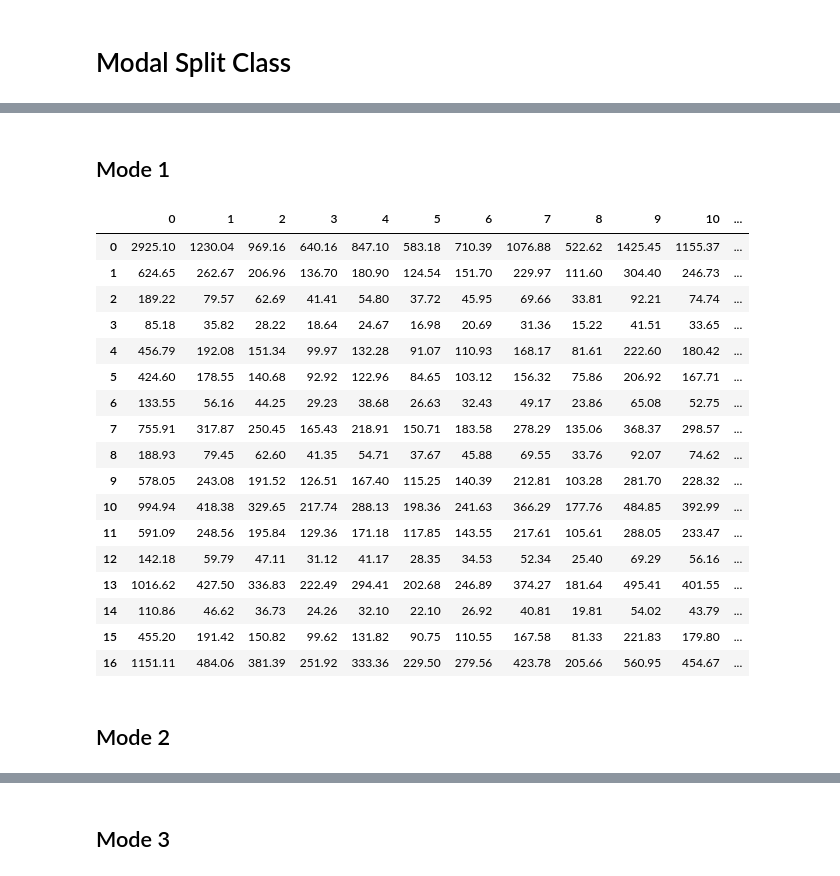
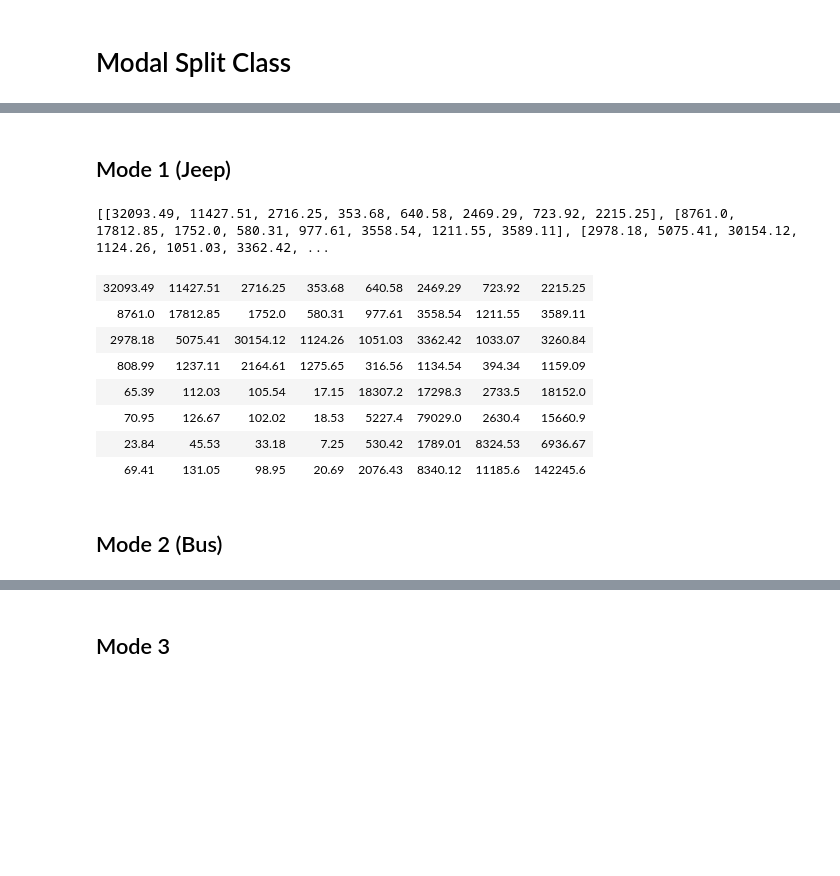
Before and after one commit to XGBXGB/Via_Travel_Demand, a Jupyter notebook: notebook/Travel Demand Via Latest NB.ipynb, the cells around one changed output, grey strips where cells are left out. Cells and saved outputs as stored; diff of their text form; code cells hidden in the pictures; blank space fills up the shorter version.

```diff
--- a/notebook/Travel Demand Via Latest NB.ipynb
+++ b/notebook/Travel Demand Via Latest NB.ipynb
@@ -1056,21 +834,25 @@ class TripDistribution:
         for x in range(self.row):
             for y in range(self.col):
                 costMatrix[x][y] = travelTime[x][y] * income[x] + fare[x][y]
-        print(costMatrix)
         return costMatrix
 
     def getTripDistribution(self):
         distributions = [[self.attractions[y] for x in range(self.row)] for y in range(self.col)]
+        finalDistributions = [[self.attractions[y] for x in range(self.row)] for y in range(self.col)]
         #costMatrix = [[1 for x in range(self.row)] for y in range(self.col)]
         costMatrix = self.computeCost(self.travelTime, self.fare, self.income)
         A = [1 for x in range(self.row)]
         B = [1 for x in range(self.col)]
+        A = self.computeA(B, costMatrix)
+        B = self.computeB(A, costMatrix)
 
         currentBalancingFactor = 0  # 0 for A, 1 for B
         isConvergent = False
-        shit = False
+        shit =0
+        smallestError = 1000000000
 
-        while isConvergent == False:
+#         while isConvergent == False:
+        for x in range(10000):
             if currentBalancingFactor == 0:
                 tempA = self.computeA(B, costMatrix)
                 A = tempA
@@ -1080,15 +862,19 @@ class TripDistribution:
                 B = tempB
                 currentBalancingFactor = 0
             distributions = self.computeDistributions(A, B, costMatrix)
-            isConvergent = self.checkIfConvergent(distributions)
-            print(str(A) + " " + str(B))
-        return distributions
+            error = self.getError(distributions)
+            if(smallestError > error and error != 0):
+                smallestError = error
+                finalDistributions = distributions
+                self.error = error
+                shit = x
+        return finalDistributions
 
     def computeDistributions(self, A, B, costMatrix):
         distributions = [[self.attractions[y] for x in range(self.row)] for y in range(self.col)]
         for x in range(self.row):
             for y in range(self.col):
-                distributions[x][y] = A[x] * self.productions[x] * B[y] * self.attractions[y] * self.getGeneralizedCost(costMatrix[x][y])
+                distributions[x][y] = round(A[x] * self.productions[x] * B[y] * self.attractions[y] * self.getGeneralizedCost(costMatrix[x][y]), 1)
         return distributions
 
     def checkIfConvergent(self, distributions):
@@ -1110,12 +896,13 @@ class TripDistribution:
 
         for x in range(self.row):
             error += abs(derivedProductions[x] - self.productions[x])
-            error += abs(derivedAttractions[y] - self.attractions[y])
+            error += abs(derivedAttractions[x] - self.attractions[x])
 
         return error
 
 
-
+    def getErrorPercentage(self):
+        return self.error/sum(self.productions)
 
     def computeA(self, B, costMatrix):
         A = [1 for x in range(self.row)]
@@ -1383,25 +1299,22 @@ list_of_dataframes_by_mode = modal_split.process_od_matrix()
 # %% [markdown]
-## Mode 1
+## Mode 1 (Jeep)
-# %%
-display(list_of_dataframes_by_mode[0])
-# %% [output]
-|  | 0 | 1 | 2 | 3 | 4 | 5 | 6 | 7 | 8 | 9 | 10 | ... |
-| 0 | 2925.10 | 1230.04 | 969.16 | 640.16 | 847.10 | 583.18 | 710.39 | 1076.88 | 522.62 | 1425.45 | 1155.37 | ... |
-| 1 | 624.65 | 262.67 | 206.96 | 136.70 | 180.90 | 124.54 | 151.70 | 229.97 | 111.60 | 304.40 | 246.73 | ... |
-| 2 | 189.22 | 79.57 | 62.69 | 41.41 | 54.80 | 37.72 | 45.95 | 69.66 | 33.81 | 92.21 | 74.74 | ... |
-| 3 | 85.18 | 35.82 | 28.22 | 18.64 | 24.67 | 16.98 | 20.69 | 31.36 | 15.22 | 41.51 | 33.65 | ... |
-| 4 | 456.79 | 192.08 | 151.34 | 99.97 | 132.28 | 91.07 | 110.93 | 168.17 | 81.61 | 222.60 | 180.42 | ... |
-| 5 | 424.60 | 178.55 | 140.68 | 92.92 | 122.96 | 84.65 | 103.12 | 156.32 | 75.86 | 206.92 | 167.71 | ... |
-| 6 | 133.55 | 56.16 | 44.25 | 29.23 | 38.68 | 26.63 | 32.43 | 49.17 | 23.86 | 65.08 | 52.75 | ... |
-| 7 | 755.91 | 317.87 | 250.45 | 165.43 | 218.91 | 150.71 | 183.58 | 278.29 | 135.06 | 368.37 | 298.57 | ... |
-| 8 | 188.93 | 79.45 | 62.60 | 41.35 | 54.71 | 37.67 | 45.88 | 69.55 | 33.76 | 92.07 | 74.62 | ... |
-| 9 | 578.05 | 243.08 | 191.52 | 126.51 | 167.40 | 115.25 | 140.39 | 212.81 | 103.28 | 281.70 | 228.32 | ... |
-| 10 | 994.94 | 418.38 | 329.65 | 217.74 | 288.13 | 198.36 | 241.63 | 366.29 | 177.76 | 484.85 | 392.99 | ... |
-| 11 | 591.09 | 248.56 | 195.84 | 129.36 | 171.18 | 117.85 | 143.55 | 217.61 | 105.61 | 288.05 | 233.47 | ... |
-| 12 | 142.18 | 59.79 | 47.11 | 31.12 | 41.17 | 28.35 | 34.53 | 52.34 | 25.40 | 69.29 | 56.16 | ... |
-| 13 | 1016.62 | 427.50 | 336.83 | 222.49 | 294.41 | 202.68 | 246.89 | 374.27 | 181.64 | 495.41 | 401.55 | ... |
-| 14 | 110.86 | 46.62 | 36.73 | 24.26 | 32.10 | 22.10 | 26.92 | 40.81 | 19.81 | 54.02 | 43.79 | ... |
-| 15 | 455.20 | 191.42 | 150.82 | 99.62 | 131.82 | 90.75 | 110.55 | 167.58 | 81.33 | 221.83 | 179.80 | ... |
-| 16 | 1151.11 | 484.06 | 381.39 | 251.92 | 333.36 | 229.50 | 279.56 | 423.78 | 205.66 | 560.95 | 454.67 | ... |
+# %%
+print (list_of_dataframes_by_mode[0])
+display(HTML(
+    '<table><tr>{}</tr></table>'.format(
+        '</tr><tr>'.join(
+            '<td>{}</td>'.format('</td><td>'.join(str(_) for _ in row)) for row in list_of_dataframes_by_mode[0])
+        )
+))
+# %% [output]
+[[32093.49, 11427.51, 2716.25, 353.68, 640.58, 2469.29, 723.92, 2215.25], [8761.0, 17812.85, 1752.0, 580.31, 977.61, 3558.54, 1211.55, 3589.11], [2978.18, 5075.41, 30154.12, 1124.26, 1051.03, 3362.42, ...
+| 32093.49 | 11427.51 | 2716.25 | 353.68 | 640.58 | 2469.29 | 723.92 | 2215.25 |
+| 8761.0 | 17812.85 | 1752.0 | 580.31 | 977.61 | 3558.54 | 1211.55 | 3589.11 |
+| 2978.18 | 5075.41 | 30154.12 | 1124.26 | 1051.03 | 3362.42 | 1033.07 | 3260.84 |
+| 808.99 | 1237.11 | 2164.61 | 1275.65 | 316.56 | 1134.54 | 394.34 | 1159.09 |
+| 65.39 | 112.03 | 105.54 | 17.15 | 18307.2 | 17298.3 | 2733.5 | 18152.0 |
+| 70.95 | 126.67 | 102.02 | 18.53 | 5227.4 | 79029.0 | 2630.4 | 15660.9 |
+| 23.84 | 45.53 | 33.18 | 7.25 | 530.42 | 1789.01 | 8324.53 | 6936.67 |
+| 69.41 | 131.05 | 98.95 | 20.69 | 2076.43 | 8340.12 | 11185.6 | 142245.6 |
 # %% [markdown]
-## Mode 2
+## Mode 2 (Bus)
```
Also changed, not shown: parts of 52 cells of this notebook, 1 other file.
